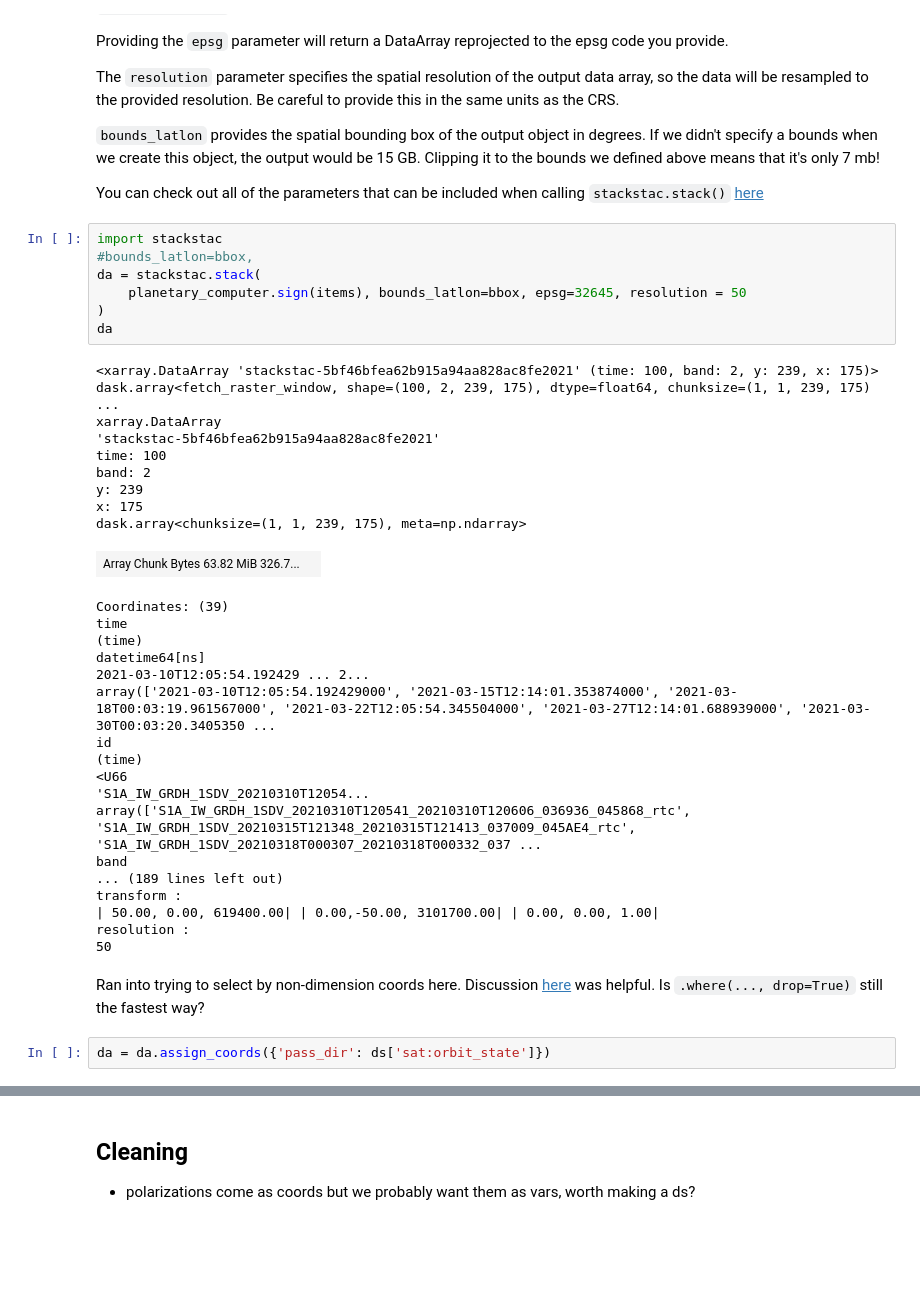
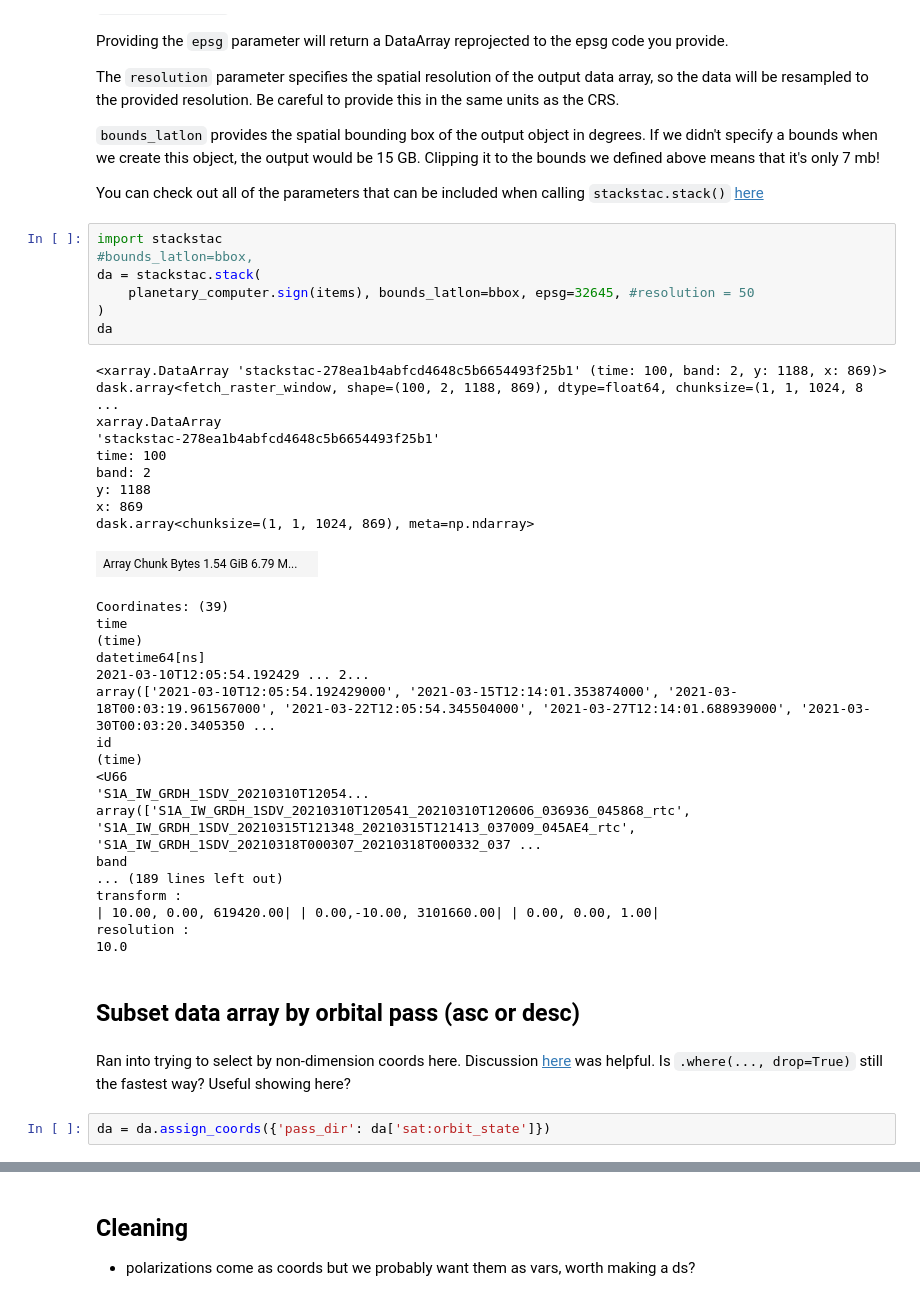
Before and after one commit to e-marshall/s1_book, a Jupyter notebook: s1_RTC.ipynb, the cells around one changed output, grey strips where cells are left out. Saved outputs shown, nothing was run; the diff lists cells and outputs as text; blank space fills up the shorter version.

```diff
--- a/s1_RTC.ipynb
+++ b/s1_RTC.ipynb
@@ -167,20 +167,20 @@ You can check out all of the parameters that can be included when calling `stack
 # %%
 import stackstac
 #bounds_latlon=bbox,
 da = stackstac.stack(
-    planetary_computer.sign(items), bounds_latlon=bbox, epsg=32645, resolution = 50
+    planetary_computer.sign(items), bounds_latlon=bbox, epsg=32645, #resolution = 50
 )
 da
 # %% [output]
-<xarray.DataArray 'stackstac-5bf46bfea62b915a94aa828ac8fe2021' (time: 100, band: 2, y: 239, x: 175)> dask.array<fetch_raster_window, shape=(100, 2, 239, 175), dtype=float64, chunksize=(1, 1, 239, 175) ...
+<xarray.DataArray 'stackstac-278ea1b4abfcd4648c5b6654493f25b1' (time: 100, band: 2, y: 1188, x: 869)> dask.array<fetch_raster_window, shape=(100, 2, 1188, 869), dtype=float64, chunksize=(1, 1, 1024, 8 ...
 xarray.DataArray
-'stackstac-5bf46bfea62b915a94aa828ac8fe2021'
+'stackstac-278ea1b4abfcd4648c5b6654493f25b1'
 time: 100
 band: 2
-y: 239
-x: 175
-dask.array<chunksize=(1, 1, 239, 175), meta=np.ndarray>
+y: 1188
+x: 869
+dask.array<chunksize=(1, 1, 1024, 869), meta=np.ndarray>
-| Array Chunk Bytes 63.82 MiB 326.7... |  |
+| Array Chunk Bytes 1.54 GiB 6.79 M... |  |
 Coordinates: (39)
 time
 (time)
@@ -195,13 +195,15 @@ array(['S1A_IW_GRDH_1SDV_20210310T120541_20210310T120606_036936_045868_rtc', 'S1
 band
 ... (189 lines left out)
 transform :
-| 50.00, 0.00, 619400.00| | 0.00,-50.00, 3101700.00| | 0.00, 0.00, 1.00|
+| 10.00, 0.00, 619420.00| | 0.00,-10.00, 3101660.00| | 0.00, 0.00, 1.00|
 resolution :
-50
+10.0
+# %% [markdown]
+## Subset data array by orbital pass (asc or desc)
 # %% [markdown]
-Ran into trying to select by non-dimension coords here. Discussion [here](https://github.com/pydata/xarray/issues/2028) was helpful. Is `.where(..., drop=True)` still the fastest way?
+Ran into trying to select by non-dimension coords here. Discussion [here](https://github.com/pydata/xarray/issues/2028) was helpful. Is `.where(..., drop=True)` still the fastest way? Useful showing here?
 # %%
-da = da.assign_coords({'pass_dir': ds['sat:orbit_state']})
+da = da.assign_coords({'pass_dir': da['sat:orbit_state']})
 # %%
 da_desc= da.where(da.pass_dir == 'descending', drop=True)
 da_desc
```
Also changed, not shown: parts of 54 cells of this notebook, 1 other file.
